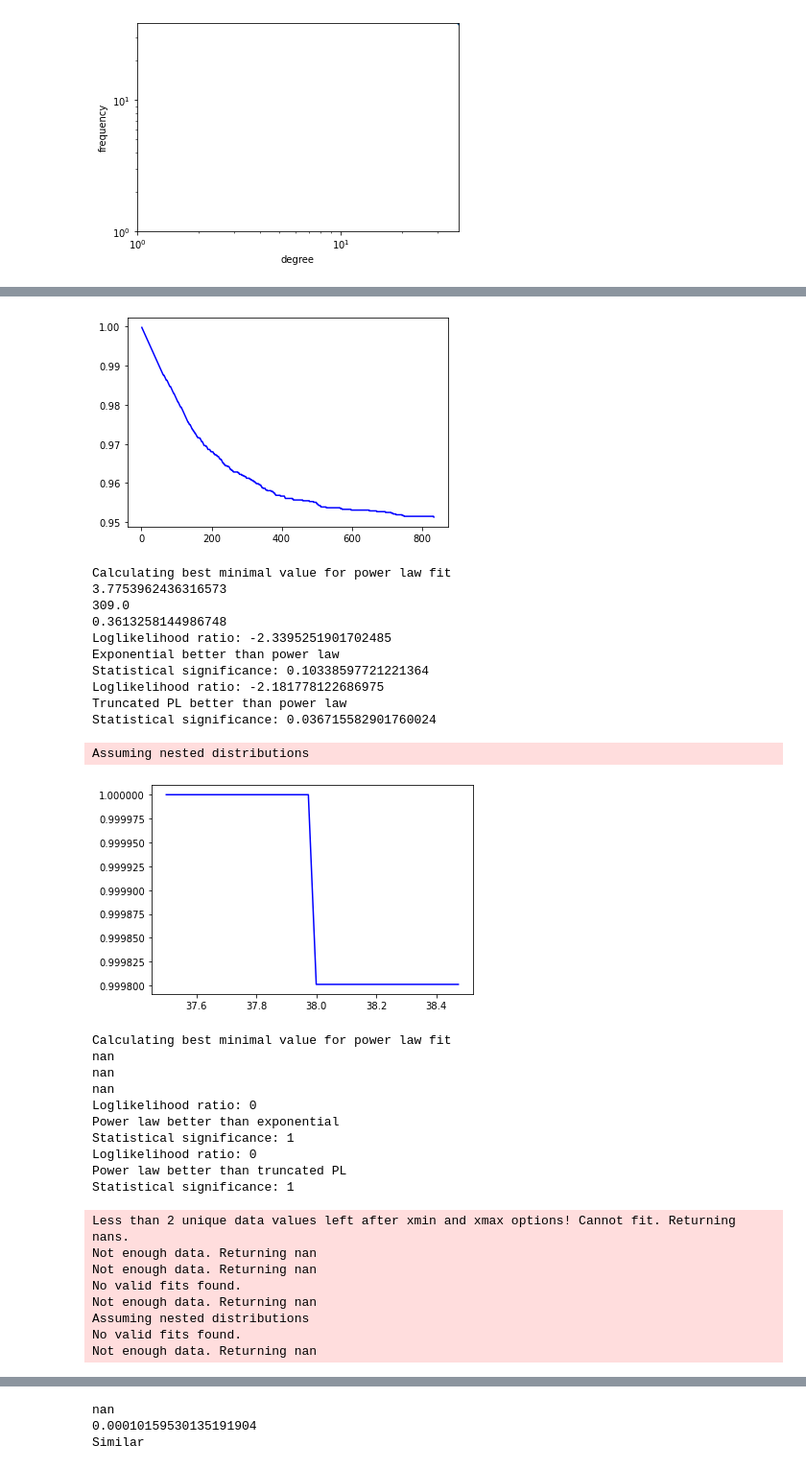
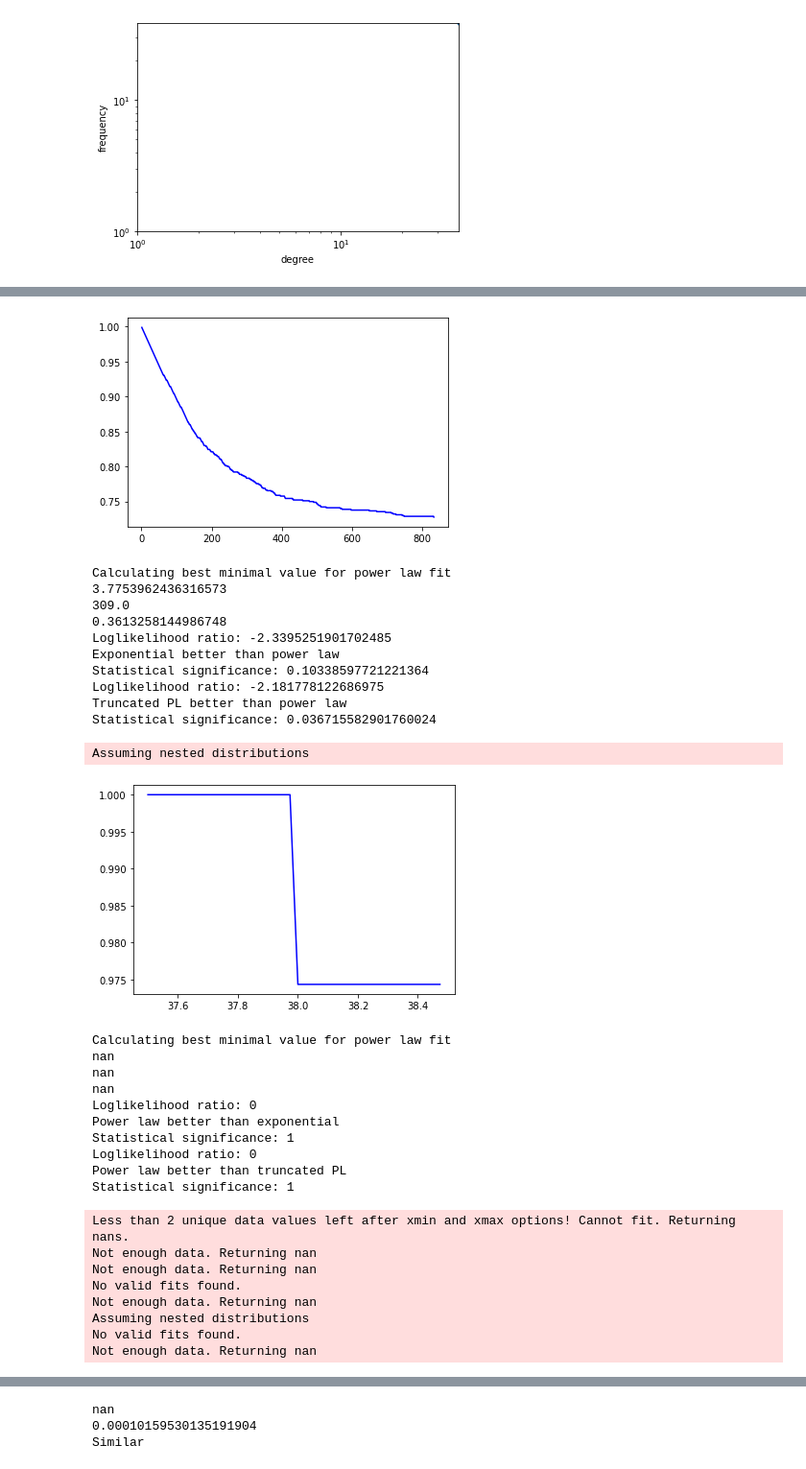
Before and after one commit to ralle97/analiza_socijalnih_mreza, a Jupyter notebook: CreationOfNetworkModels.ipynb, the cells around one changed output, grey strips where cells are left out. Shown at 96% size. Saved outputs shown, nothing was run; the diff lists cells and outputs as text; code cells hidden in the pictures.

```diff
--- a/CreationOfNetworkModels.ipynb
+++ b/CreationOfNetworkModels.ipynb
@@ -37,6 +38,6 @@ with open("data/submissionsData", 'rb') as file:
 # %%
-#for index in subDF:
-#    subDF[index]['users'] = list(filter(lambda a: a != '[deleted]', subDF[index]['users']))
+for index in subDF:
+    subDF[index]['users'] = list(filter(lambda a: a != '[deleted]', subDF[index]['users']))
 # %%
 subreddits = set()
 for _, item in subDF.iteritems():
@@ -482,7 +481,7 @@ values, base = np.histogram(deg, bins = maxDeg)
 
 cumulative = np.cumsum(values)
 
-plt.plot(base[:-1], [float(x) / len(subreddits) for x in len(subreddits) - cumulative], c = "blue")
+plt.plot(base[:-1], [float(x) / len(SNet.nodes()) for x in len(SNet.nodes()) - cumulative], c = "blue")
 
 plt.show()
 
@@ -502,7 +501,7 @@ print(f"Loglikelihood ratio: {R}")
 print("Truncated PL better than power law" if R < 0 else "Power law better than truncated PL")
 print(f"Statistical significance: {p}")
 # %% [output]
-[figure, old version]
+[figure, new version]
 Calculating best minimal value for power law fit
 3.7753962436316573
 309.0
@@ -518,35 +517,35 @@ Assuming nested distributions
 # Power Law for SNetT
 degreeSequence = sorted([d for n, d in SNetT.degree()], reverse = True)
 degreeCount = Counter(degreeSequence)
 deg, cnt = zip(*degreeCount.items())
 
 maxDeg = max(deg)
 
 values, base = np.histogram(deg, bins = maxDeg)
 
 cumulative = np.cumsum(values)
 
-plt.plot(base[:-1], [float(x) / len(subreddits) for x in len(subreddits) - cumulative], c = "blue")
+plt.plot(base[:-1], [float(x) / len(SNetT.nodes()) for x in len(SNetT.nodes()) - cumulative], c = "blue")
 
 plt.show()
 
 results = pl.Fit(degreeSequence)
 
 #print(results.supported_distributions)
 
 print(results.power_law.alpha)
 print(results.power_law.xmin)
 print(results.power_law.sigma)
 R, p = results.distribution_compare("power_law", "exponential")
 print(f"Loglikelihood ratio: {R}")
 print("Exponential better than power law" if R < 0 else "Power law better than exponential")
 print(f"Statistical significance: {p}")
 R, p = results.distribution_compare("power_law", "truncated_power_law")
 print(f"Loglikelihood ratio: {R}")
 print("Truncated PL better than power law" if R < 0 else "Power law better than truncated PL")
 print(f"Statistical significance: {p}")
 # %% [output]
-[figure, old version]
+[figure, new version]
 Calculating best minimal value for power law fit
 nan
 nan
```
Also changed, not shown: parts of 30 cells of this notebook, 5 other files.
